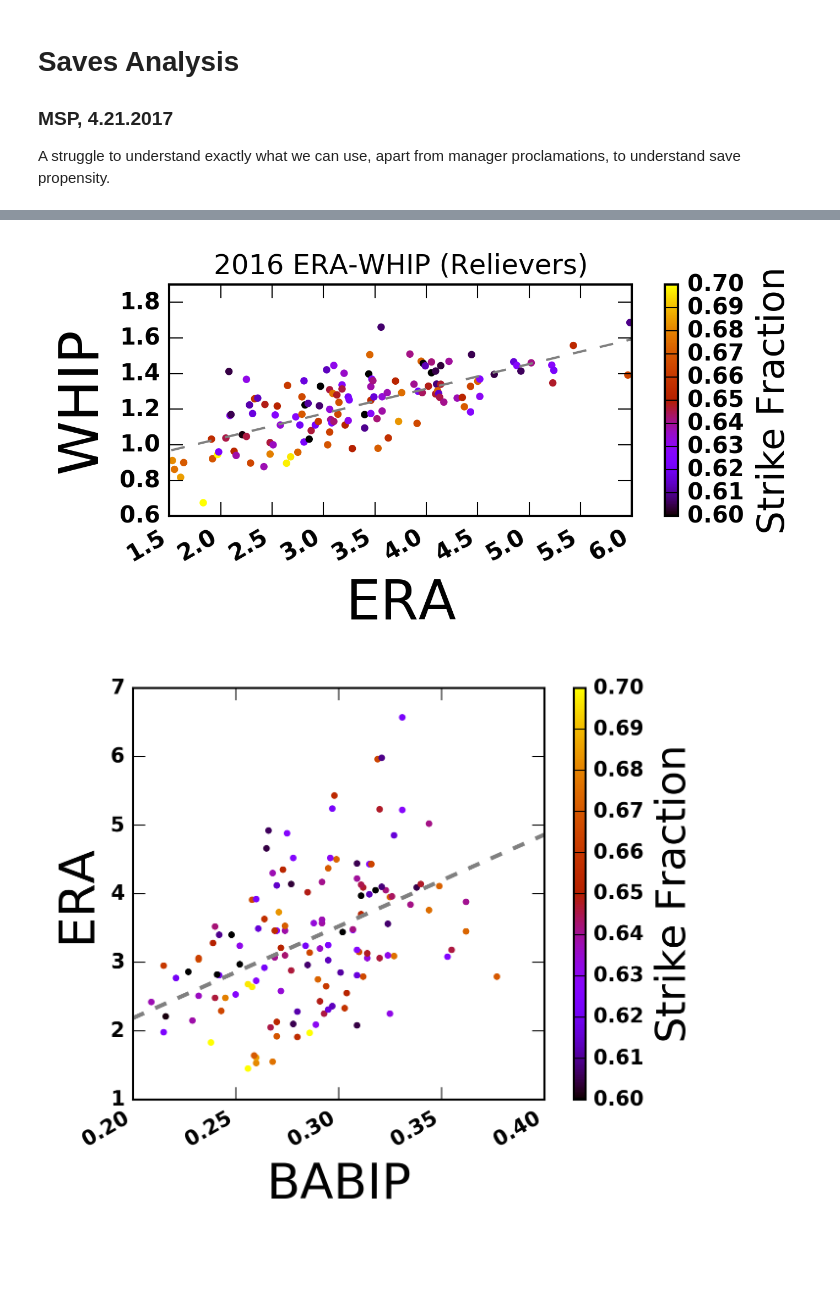
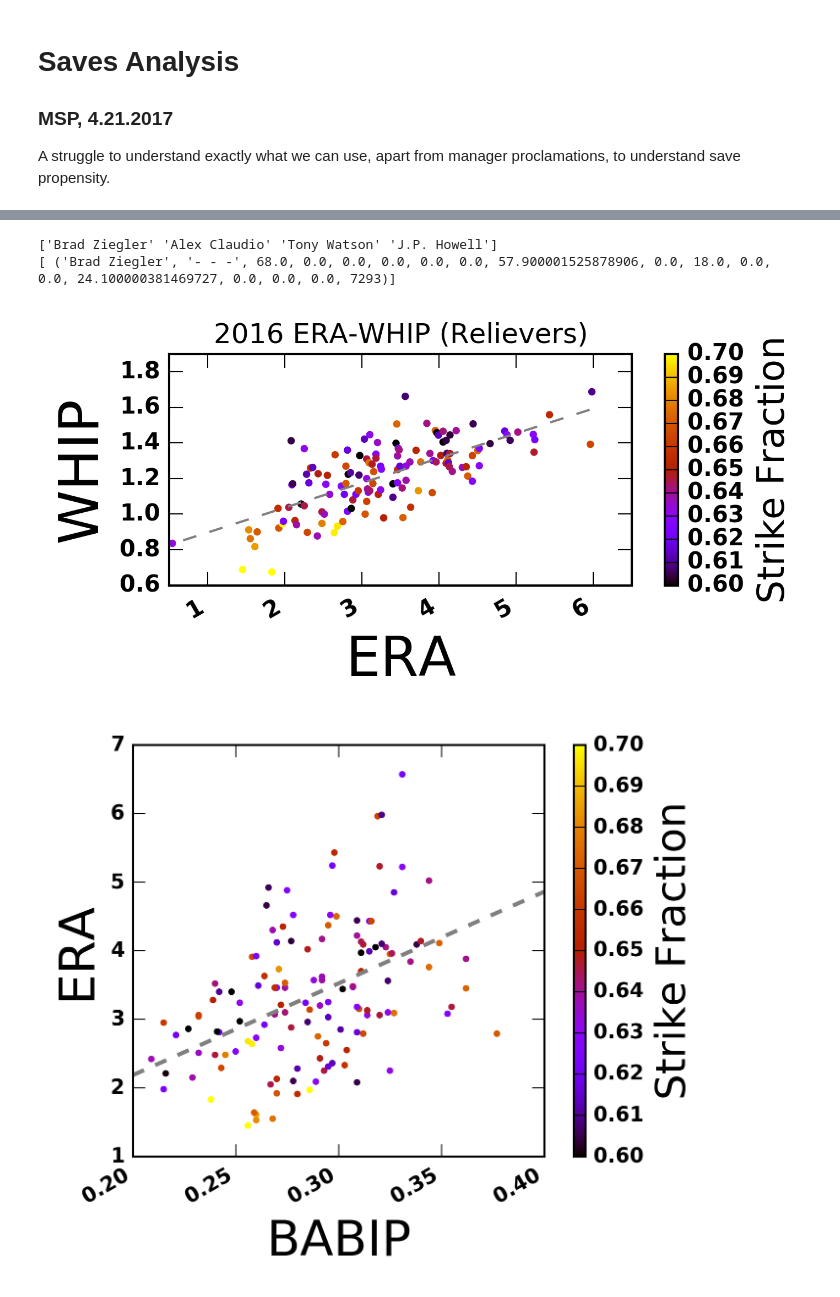
Before and after one commit to fantasy-toolz/2017-MLB-Analysis, a Jupyter notebook: pitching_notebooks/Save-Analysis.ipynb, the cells around one changed output, grey strips where cells are left out. Drawn from its saved outputs; the diff is of its cells as text; code cells hidden in the pictures; blank space fills up the shorter version.

Commit message:
Add in Pitch Type Data

```diff
--- a/pitching_notebooks/Save-Analysis.ipynb
+++ b/pitching_notebooks/Save-Analysis.ipynb
@@ -77,6 +109,15 @@ PlayerDict['FIP'] = np.zeros(len(RelieversPlayers2016['Name']))
 PlayerDict['HIP'] = np.zeros(len(RelieversPlayers2016['Name']))
 PlayerDict['ERA'] = np.zeros(len(RelieversPlayers2016['Name']))
 PlayerDict['ST'] = np.zeros(len(RelieversPlayers2016['Name']))
+PlayerDict['fFA'] = np.zeros(len(RelieversPlayers2016['Name']))
+PlayerDict['fSS'] = np.zeros(len(RelieversPlayers2016['Name']))
+PlayerDict['vFA'] = np.zeros(len(RelieversPlayers2016['Name']))
+PlayerDict['vSS'] = np.zeros(len(RelieversPlayers2016['Name']))
+PlayerDict['SV'] = np.zeros(len(RelieversPlayers2016['Name']))
+PlayerDict['TSV'] = np.zeros(len(RelieversPlayers2016['Name']))
+
+
+
 
 #
 # also add a 100 IP threshold
@@ -87,6 +128,27 @@ for x in range(0,len(PlayerDict['Player'])):
         PlayerDict['FIP'][x] = SP2016FIP[x]
         PlayerDict['HIP'][x] = SP2016HIP[x]
         PlayerDict['ERA'][x] = RelieversPlayers2016['ERA'][x]
+        PlayerDict['SV'][x] = RelieversPlayers2016['SV'][x]/RelieversPlayers2016['G'][x]
+        PlayerDict['TSV'][x] = RelieversPlayers2016['SV'][x]
+        # block for velocities
+        xx = np.where(RelieversPlayers2016['Name'][x] == RelieversPitches2016['Name'])[0]
+        try:
+            PlayerDict['fFA'][x] = \
+              RelieversPitches2016['FA'][xx] + RelieversPitches2016['FT'][xx] + \
+                RelieversPitches2016['FC'][xx] + RelieversPitches2016['FS'][xx] + \
+                RelieversPitches2016['FO'][xx]
+            PlayerDict['vFA'][x] = \
+              np.max([RelieversVelo2016['vFA'][xx],RelieversVelo2016['vFT'][xx],RelieversVelo2016['vFC'][xx],RelieversVelo2016['vFS'][xx],RelieversVelo2016['vFO'][xx]])
+            PlayerDict['fSS'][x] = \
+              RelieversPitches2016['SI'][xx] + RelieversPitches2016['SL'][xx]
+            PlayerDict['vSS'][x] = \
+              np.max([RelieversVelo2016['vSI'][xx],RelieversVelo2016['vSL'][xx]])
+
+        except:
+            PlayerDict['FA'][x] = np.nan
+            PlayerDict['vFA'][x] = np.nan
+            PlayerDict['SS'][x] = np.nan
+            PlayerDict['vSS'][x] = np.nan
 
         try:
             xx = np.where(RelieversPlayers2016['Name'][x] == RelieversBatted2016['Name'])[0]
@@ -96,6 +158,8 @@ for x in range(0,len(PlayerDict['Player'])):
         except:
             PlayerDict['BABIP'][x] = np.nan
             PlayerDict['ST'][x] = np.nan
+
+
     else:
         PlayerDict['WHIP'][x] = np.nan
         PlayerDict['FIP'][x] = np.nan
@@ -108,36 +251,42 @@ That said, it's the close of first week of the season! Of course we are going to
+# %%
+print PlayerDict['Player'][np.where(PlayerDict['vFA']==0.)]
+print RelieversPitches2016[np.where(RelieversPitches2016['Name']=='Brad Ziegler')]
+# %% [output]
+['Brad Ziegler' 'Alex Claudio' 'Tony Watson' 'J.P. Howell']
+[ ('Brad Ziegler', '- - -', 68.0, 0.0, 0.0, 0.0, 0.0, 0.0, 57.900001525878906, 0.0, 18.0, 0.0, 0.0, 24.100000381469727, 0.0, 0.0, 0.0, 7293)]
 # %%
 
 fig = plt.figure(figsize=(4,2))
 
 ax = fig.add_axes([0.15,0.15,0.7,0.7])
 ax2 = fig.add_axes([0.9,0.15,0.02,0.7])
 
 # find valid values and plot
 goodw = np.where(PlayerDict['BABIP'] > 0.)[0]
 ax.scatter(PlayerDict['ERA'][goodw],PlayerDict['WHIP'][goodw],\
             color=cm.gnuplot((PlayerDict['ST'][goodw] - 0.6)/0.1,1.),s=5.)
 
 
-ax.axis([1.5,6.,0.6,1.9])
+ax.axis([0.5,6.5,0.6,1.9])
 ax.set_ylabel('WHIP',size=24)
 ax.set_xlabel('ERA',size=24)
 for label in ax.get_xticklabels(): label.set_rotation(30); label.set_horizontalalignment("right")
 
 ax.set_title('2016 ERA-WHIP (Relievers)')
 
 
 
 # fit a linear model to valid values
 goodw = np.where(PlayerDict['ERA'] > 0.)[0]
 c = np.polyfit(PlayerDict['ERA'][goodw],PlayerDict['WHIP'][goodw],1)
 d = np.poly1d(c)
 ax.plot(np.linspace(0.0,6.0,100),d(np.linspace(0.0,6.0,100)),color='gray',lw=1.,linestyle='dashed')
 
 cmap = mpl.cm.gnuplot; norm = mpl.colors.Normalize(vmin=0.6, vmax=0.7)
 cb1 = mpl.colorbar.ColorbarBase(ax2, cmap=cmap,norm=norm)
 cb1.set_label('Strike Fraction',size=16)
 # %% [output]
-[figure, old version]
+[figure, new version]
 # %%
 
 
```
Also changed, not shown: parts of 10 cells of this notebook, 2 other files.
